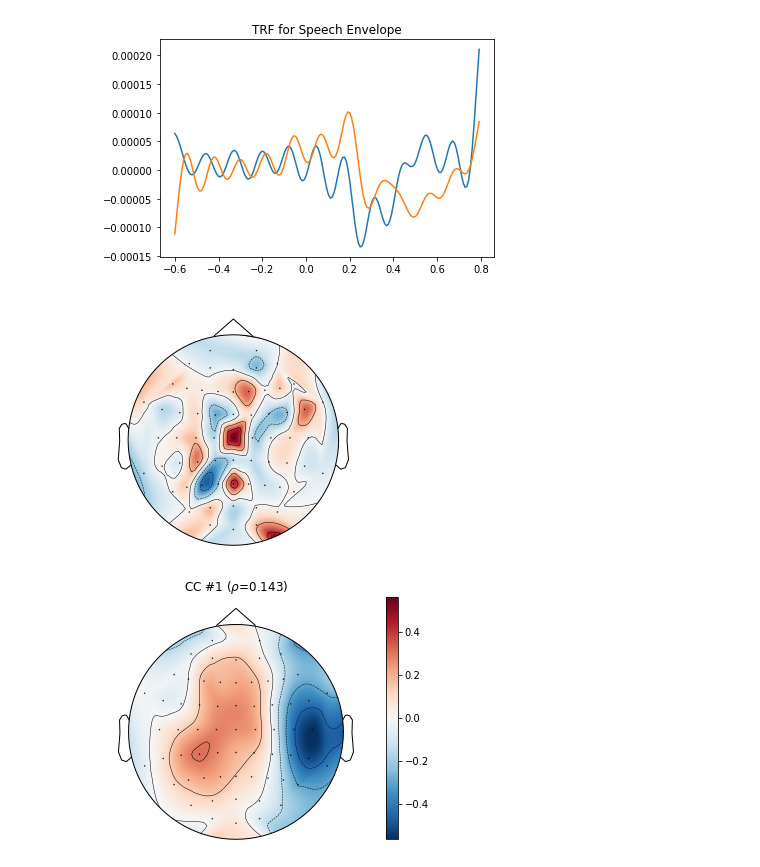
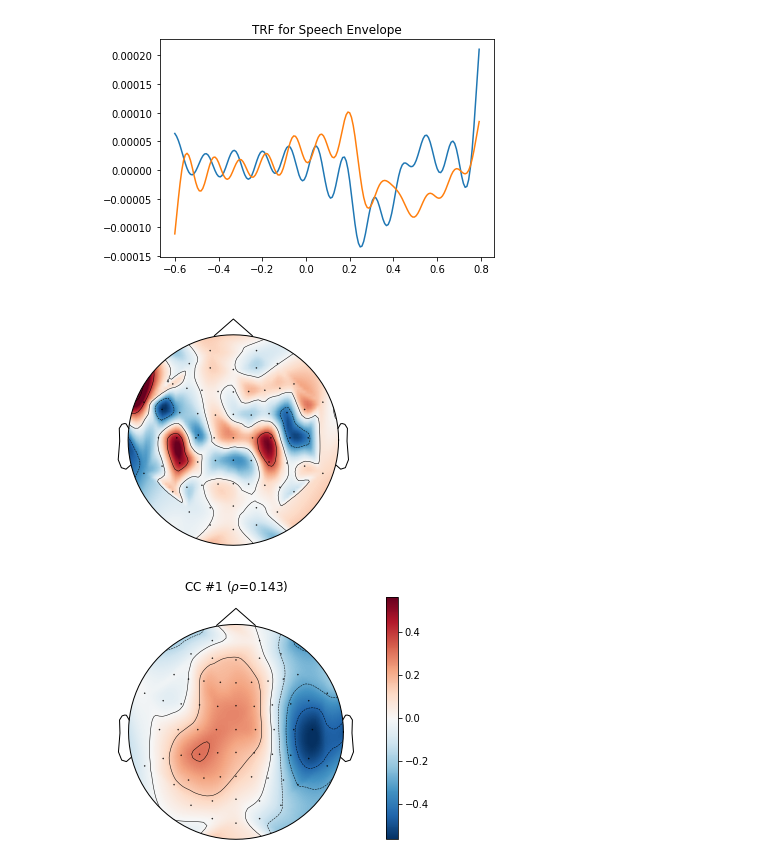
Before and after one commit to Hugo-W/pyEEG, a Jupyter notebook: docs/source/examples/CCA_envelope_p4.ipynb, the cells around one changed output. Saved outputs shown, nothing was run; the diff lists cells and outputs as text; code cells hidden in the pictures.

```diff
--- a/docs/source/examples/CCA_envelope_p4.ipynb
+++ b/docs/source/examples/CCA_envelope_p4.ipynb
@@ -106,9 +106,9 @@ cca.plot_time_filter(n_comp=2)
 # %% [output]
 [figure]
 # %%
-cca.plot_spatial_filter(info,comp=3)
+cca.plot_spatial_filter(info,comp=0)
 # %% [output]
-[figure, old version]
+[figure, new version]
 # %%
 cca.plot_corr(info, comp=0)
 # %% [output]
```
Also changed, not shown: parts of 13 cells of this notebook, 1 other file.
